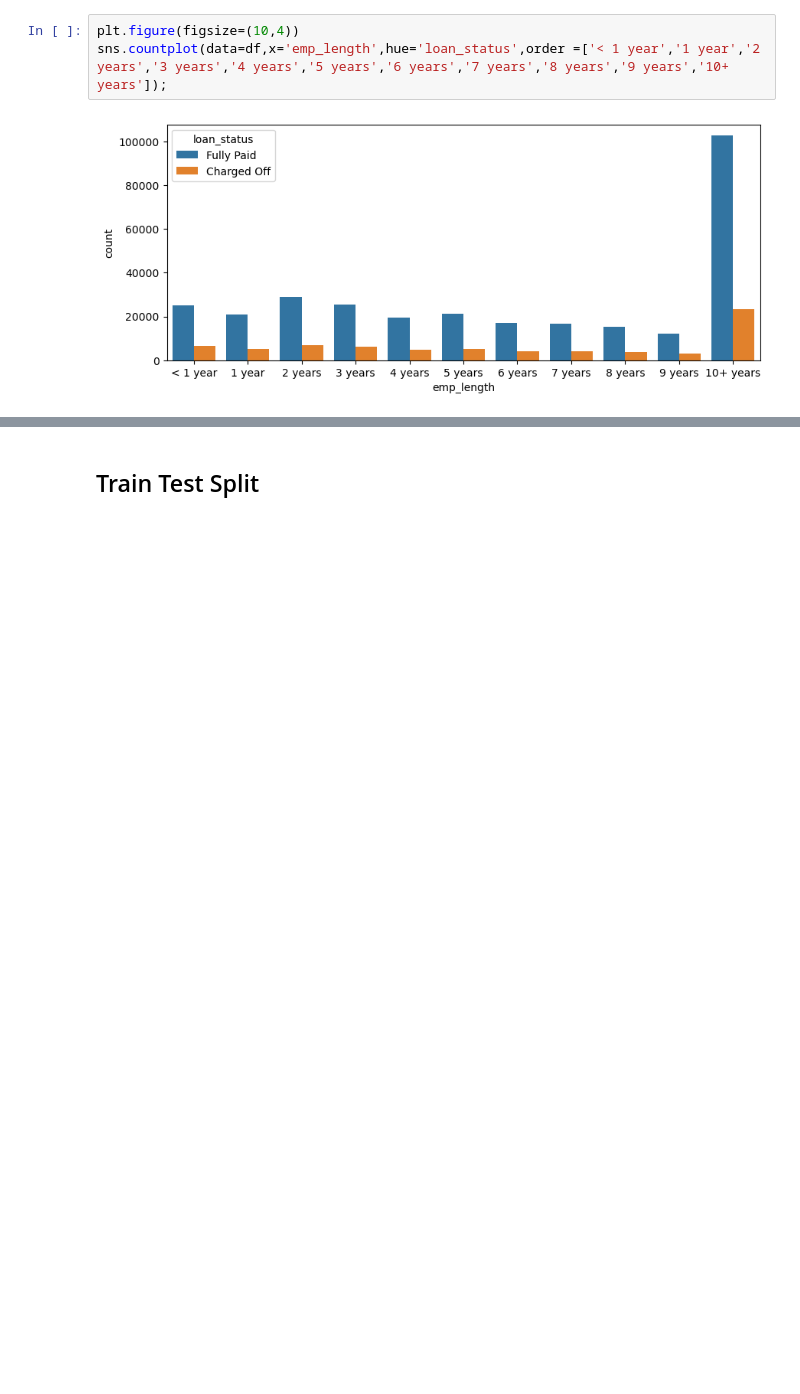
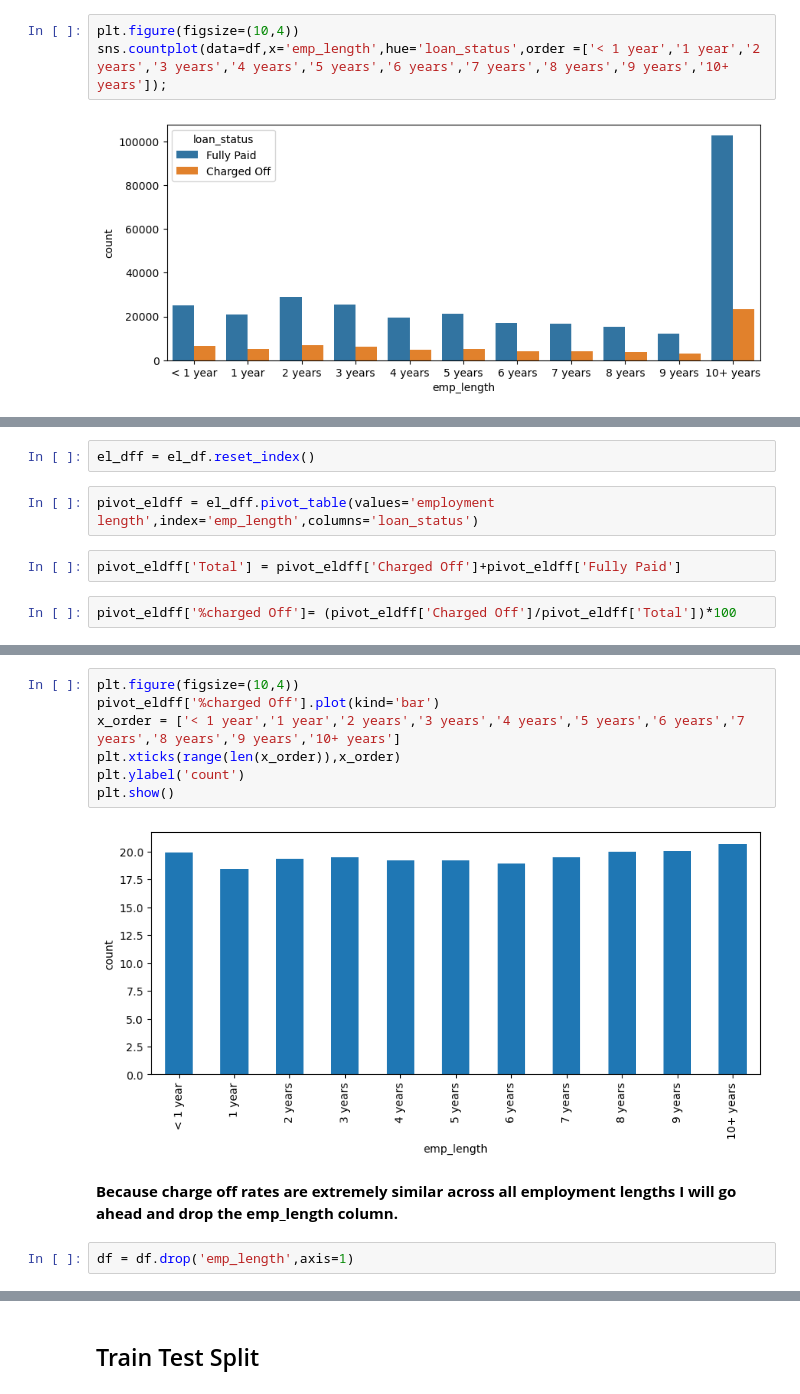
Before and after one commit to dicksondurosakin/Deep-Learning-on-Lending-Club-Dataset, a Jupyter notebook: Lending Club Project.ipynb, the cells around one changed output, grey strips where cells are left out. Saved outputs shown, nothing was run; the diff lists cells and outputs as text; blank space fills up the shorter version.

```diff
--- a/Lending Club Project.ipynb
+++ b/Lending Club Project.ipynb
@@ -842,0 +551,8 @@ Index(['loan_status'], dtype='object')
+# %%
+el_dff = el_df.reset_index()
+# %%
+pivot_eldff = el_dff.pivot_table(values='employment length',index='emp_length',columns='loan_status')
+# %%
+pivot_eldff['Total'] = pivot_eldff['Charged Off']+pivot_eldff['Fully Paid']
+# %%
+pivot_eldff['%charged Off']= (pivot_eldff['Charged Off']/pivot_eldff['Total'])*100
@@ -842,0 +575,13 @@ Index(['loan_status'], dtype='object')
+# %%
+plt.figure(figsize=(10,4))
+pivot_eldff['%charged Off'].plot(kind='bar')
+x_order = ['< 1 year','1 year','2 years','3 years','4 years','5 years','6 years','7 years','8 years','9 years','10+ years']
+plt.xticks(range(len(x_order)),x_order)
+plt.ylabel('count')
+plt.show()
+# %% [output]
+[figure, added]
+# %% [markdown]
+**Because charge off rates are extremely similar across all employment lengths I will go ahead and drop the emp_length column.**
+# %%
+df = df.drop('emp_length',axis=1)
```
Also changed, not shown: parts of 164 cells of this notebook.
